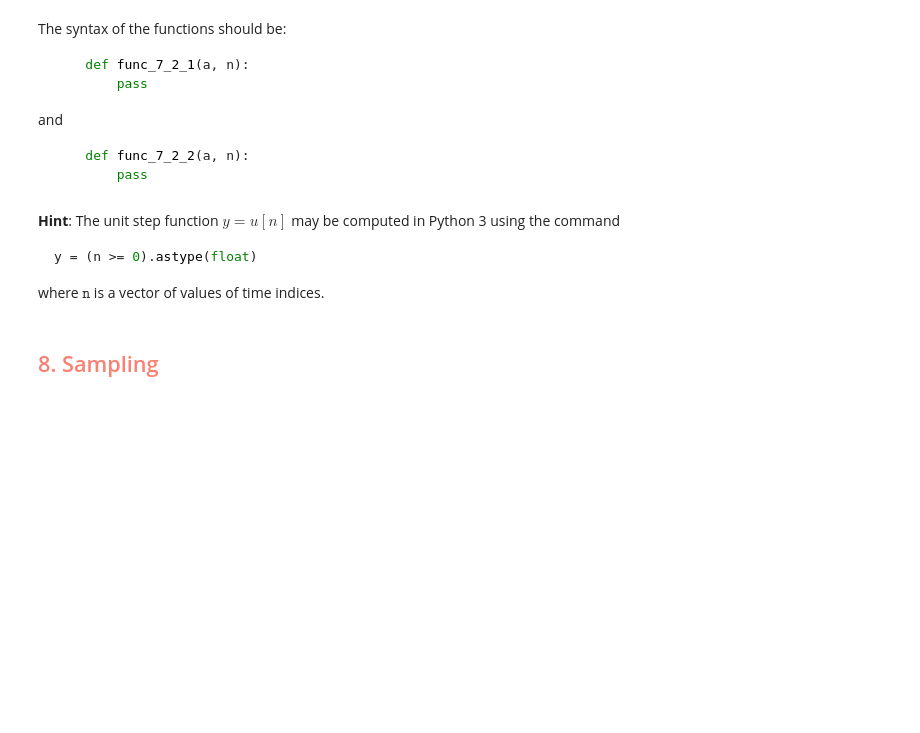
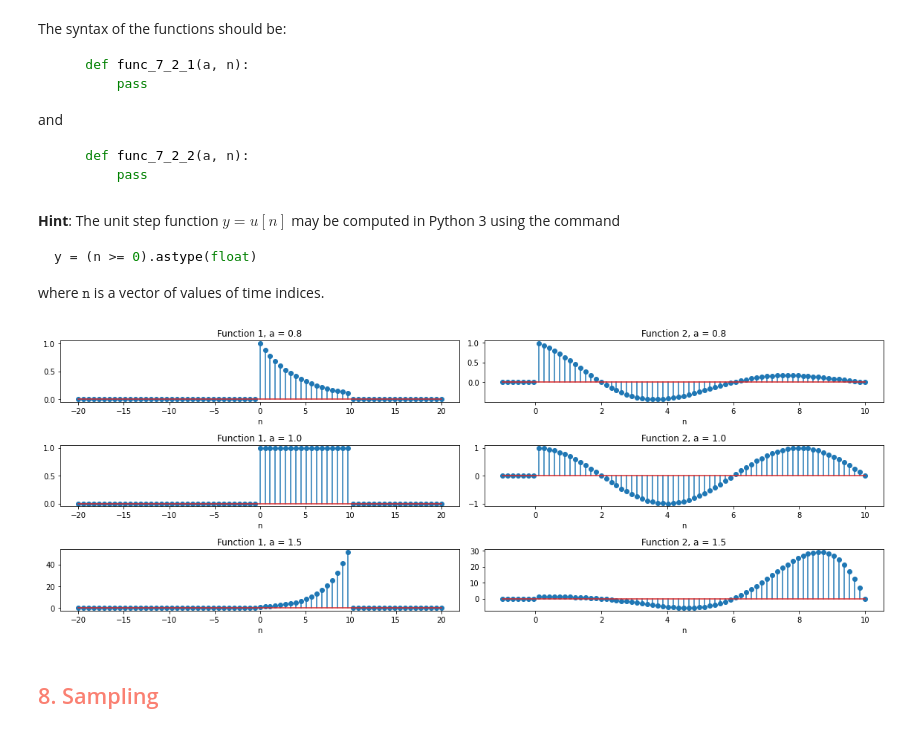
Before and after one commit to JustinWang781/438-Lab01, a Jupyter notebook: lab01_individual_report.ipynb, the cells around one changed output. Drawn from its saved outputs; the diff is of its cells as text; code cells hidden in the pictures; blank space fills up the shorter version.

```diff
--- a/lab01_individual_report.ipynb
+++ b/lab01_individual_report.ipynb
@@ -612,3 +630,53 @@ where $\mathtt{n}$ is a vector of values of time indices.
+# %%
+# insert your code here
+def func_7_2_1(a, n):
+  y = np.power(a,n) * ((n >= 0).astype(float) - ((n-10) >= 0).astype(float))
+  return y
+
+def func_7_2_2(a, n):
+  y = np.cos(3.1415/4 * n) * np.power(a,n) * ((n >= 0).astype(float))
+  return y
+
+def test(a, n):
+  y = ((n >= 0).astype(float))
+  return y
+
+a = [0.8, 1.0, 1.5]
+n1 = np.linspace(-20,20,71)
+y1_0 = func_7_2_1(a[0],n1)
+y1_1 = func_7_2_1(a[1],n1)
+y1_2 = func_7_2_1(a[2],n1)
+
+n2 = np.linspace(-1,10,71)
+y2_0 = func_7_2_2(a[0],n2)
+y2_1 = func_7_2_2(a[1],n2)
+y2_2 = func_7_2_2(a[2],n2)
+
+fig, axs = plt.subplots(3,2)
+
+axs[0,0].stem(n1,y1_0)
+axs[0,0].set_title("Function 1, a = 0.8")
+axs[0,0].set_xlabel("n")
+axs[1,0].stem(n1,y1_1)
+axs[1,0].set_title("Function 1, a = 1.0")
+axs[1,0].set_xlabel("n")
+axs[2,0].stem(n1,y1_2)
+axs[2,0].set_title("Function 1, a = 1.5")
+axs[2,0].set_xlabel("n")
+
+axs[0,1].stem(n2,y2_0)
+axs[0,1].set_title("Function 2, a = 0.8")
+axs[0,1].set_xlabel("n")
+axs[1,1].stem(n2,y2_1)
+axs[1,1].set_title("Function 2, a = 1.0")
+axs[1,1].set_xlabel("n")
+axs[2,1].stem(n2,y2_2)
+axs[2,1].set_title("Function 2, a = 1.5")
+axs[2,1].set_xlabel("n")
+
+fig.tight_layout()
+# %% [output]
+[figure, added]
 # %% [markdown]
 <h2 style="color:salmon;"><left>8. Sampling</left></h2>
 # %% [markdown]
```
Also changed, not shown: parts of 15 cells of this notebook.
